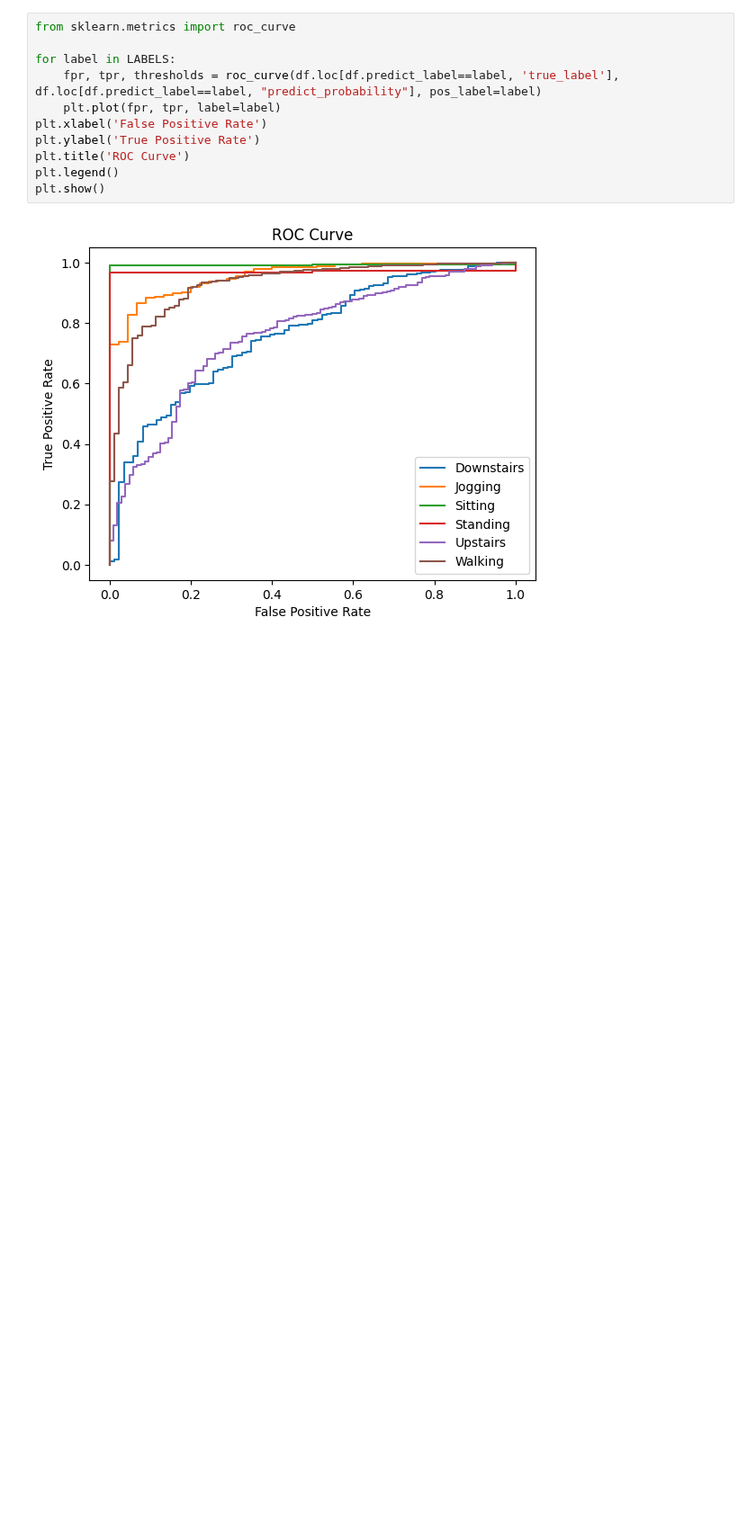
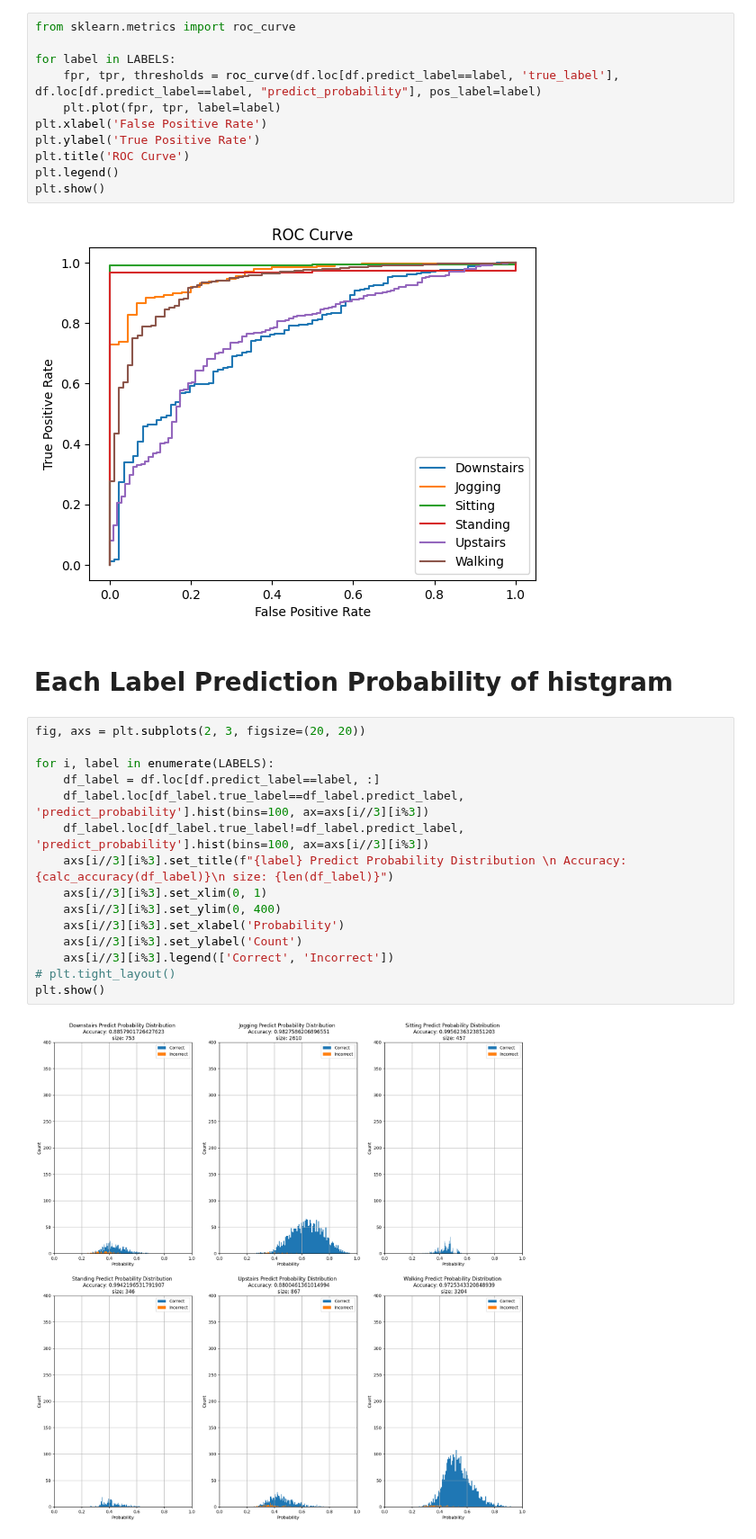
Before and after one commit to rakawanegan/humanactivityrecognition_portfolio, a Jupyter notebook: result/error_bar/convbbt-layer:3/analysis.ipynb, the cells around one changed output. Shown at 90% size. Cells and saved outputs as stored; diff of their text form; blank space fills up the shorter version.

Commit message:
add each prediciton probability of histgram

```diff
--- a/result/error_bar/convbbt-layer:3/analysis.ipynb
+++ b/result/error_bar/convbbt-layer:3/analysis.ipynb
@@ -140,3 +138,22 @@ plt.legend()
 plt.show()
 # %% [output]
 [figure]
+# %% [markdown]
+# Each Label Prediction Probability of histgram
+# %%
+fig, axs = plt.subplots(2, 3, figsize=(20, 20))
+
+for i, label in enumerate(LABELS):
+    df_label = df.loc[df.predict_label==label, :]
+    df_label.loc[df_label.true_label==df_label.predict_label, 'predict_probability'].hist(bins=100, ax=axs[i//3][i%3])
+    df_label.loc[df_label.true_label!=df_label.predict_label, 'predict_probability'].hist(bins=100, ax=axs[i//3][i%3])
+    axs[i//3][i%3].set_title(f"{label} Predict Probability Distribution \n Accuracy: {calc_accuracy(df_label)}\n size: {len(df_label)}")
+    axs[i//3][i%3].set_xlim(0, 1)
+    axs[i//3][i%3].set_ylim(0, 400)
+    axs[i//3][i%3].set_xlabel('Probability')
+    axs[i//3][i%3].set_ylabel('Count')
+    axs[i//3][i%3].legend(['Correct', 'Incorrect'])
+# plt.tight_layout()
+plt.show()
+# %% [output]
+[figure, added]
```
Also changed, not shown: parts of 1 cell of this notebook, 9 other files.
